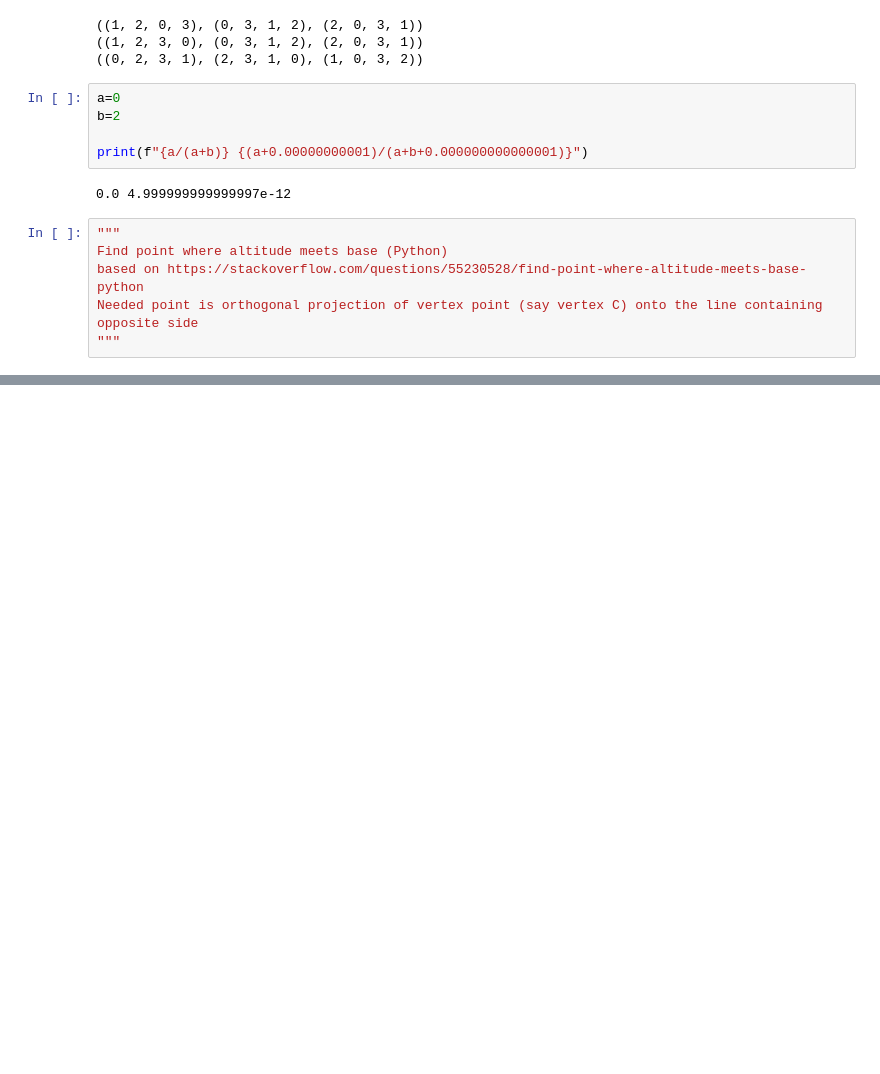
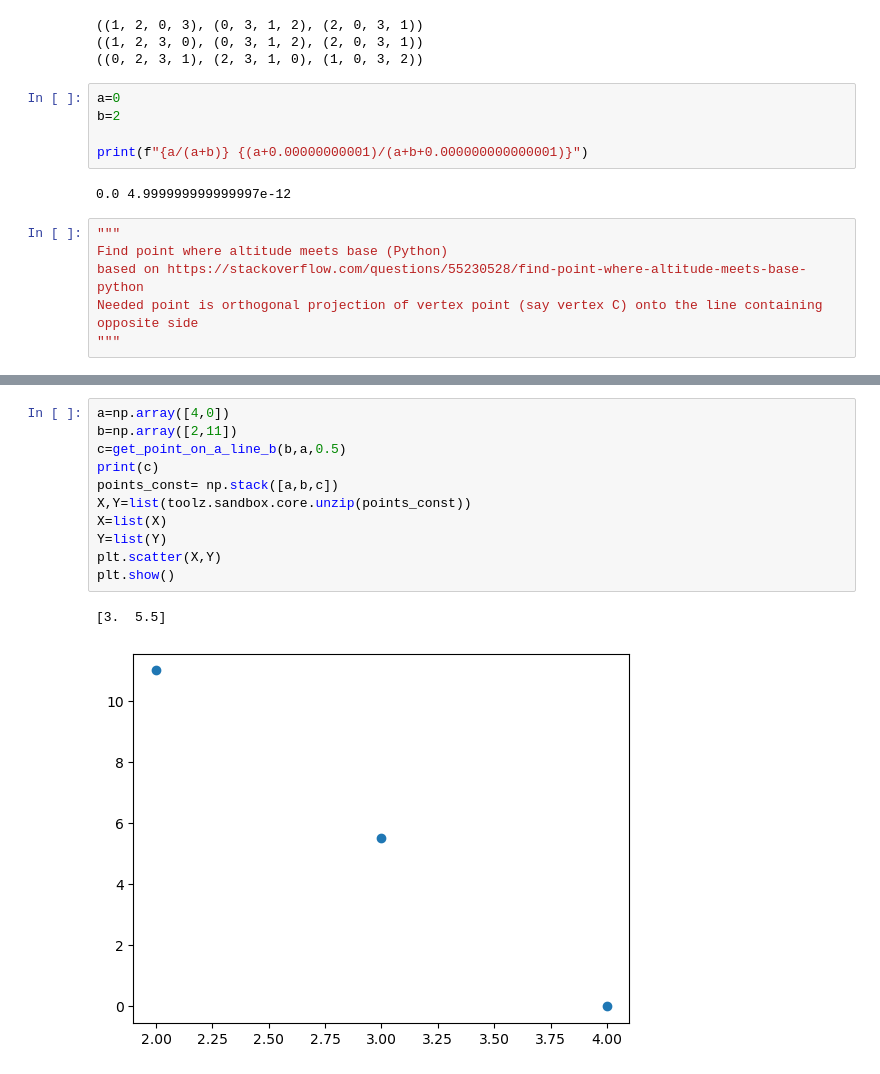
Before and after one commit to jakubMitura14/jax_cpu_experiments_b, a Jupyter notebook: geometric_sv_idea/ideas_geometric_sv.ipynb, the cells around one changed output, grey strips where cells are left out. Cells and saved outputs as stored; diff of their text form; blank space fills up the shorter version.

```diff
--- a/geometric_sv_idea/ideas_geometric_sv.ipynb
+++ b/geometric_sv_idea/ideas_geometric_sv.ipynb
@@ -884,0 +947,14 @@ be sure that the the newly created point will be accessible from all of the sv c
+# %%
+a=np.array([4,0])
+b=np.array([2,11])
+c=get_point_on_a_line_b(b,a,0.5)
+print(c)
+points_const= np.stack([a,b,c])
+X,Y=list(toolz.sandbox.core.unzip(points_const))
+X=list(X)
+Y=list(Y)
+plt.scatter(X,Y)
+plt.show()
+# %% [output]
+[3.  5.5]
+[figure, added]
```
Also changed, not shown: parts of 4 cells of this notebook, 2 other files.
